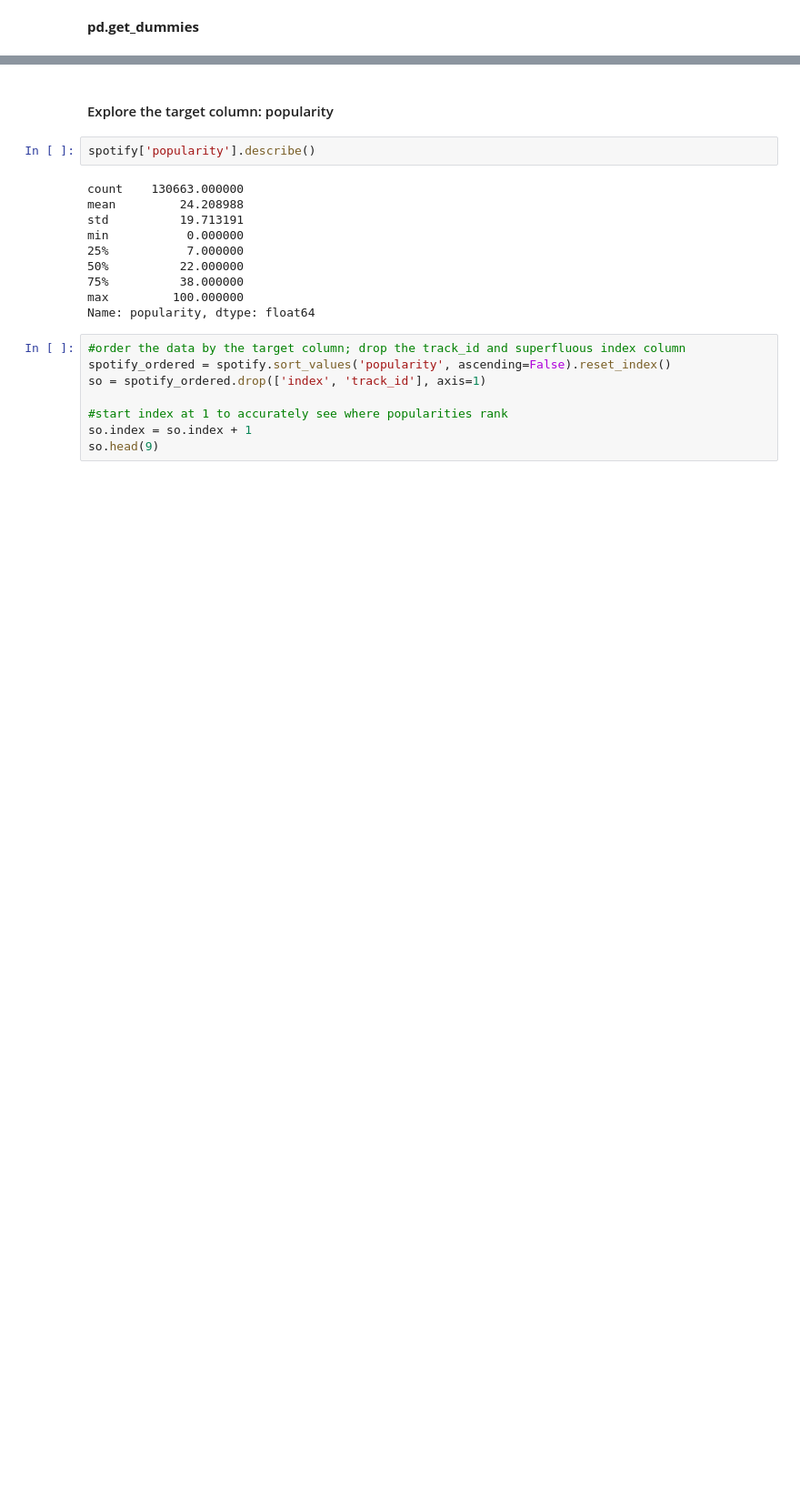
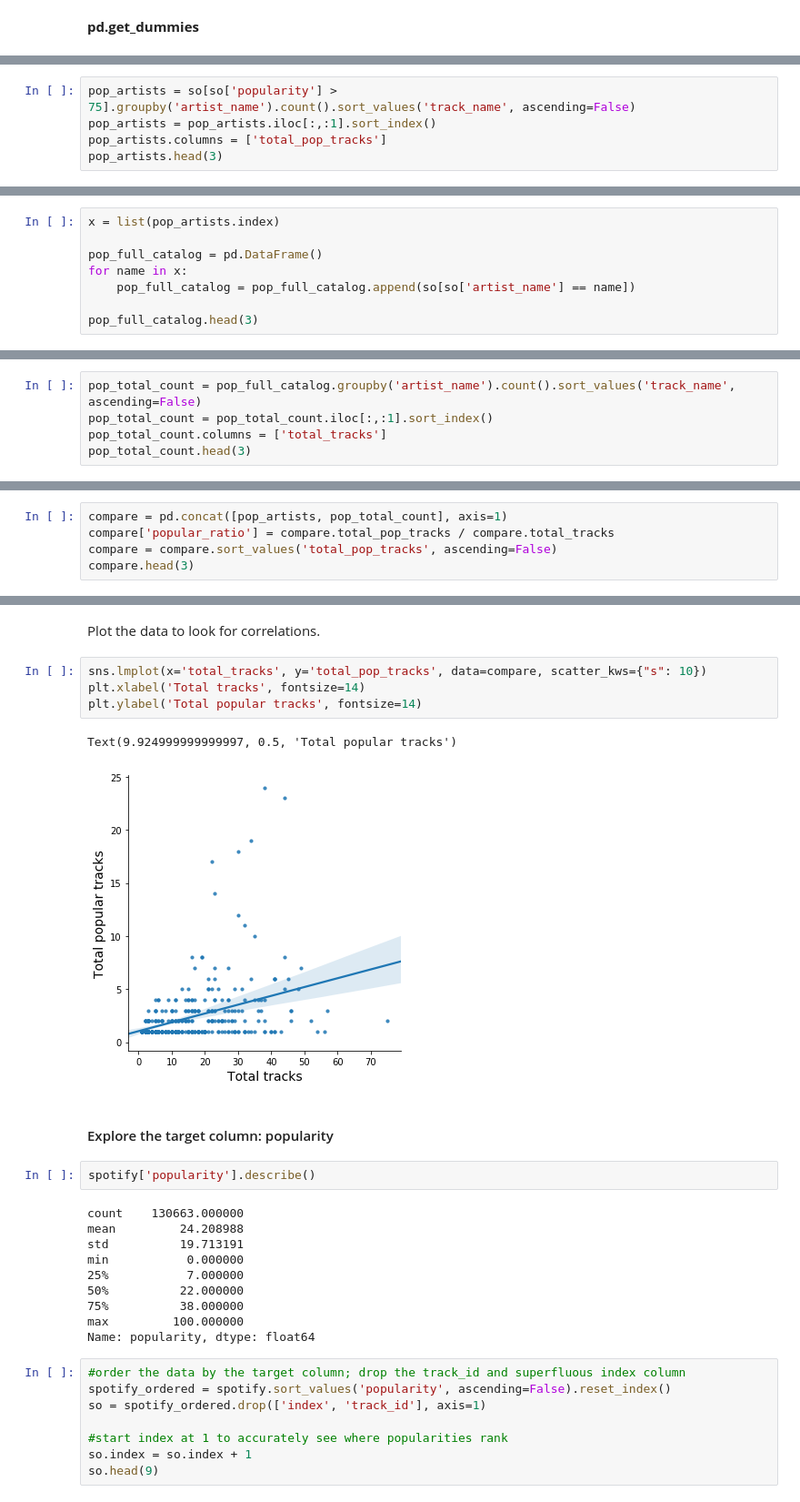
Before and after one commit to twillstw/Springboard-Projects, a Jupyter notebook: Scratchpad.ipynb, the cells around one changed output, grey strips where cells are left out. Shown: that part at 91% size. Drawn from its saved outputs; the diff is of its cells as text; blank space fills up the shorter version.

Commit message:
Ran .get_dummies and explored popular songs to total songs ratio.

```diff
--- a/Scratchpad.ipynb
+++ b/Scratchpad.ipynb
@@ -123,0 +163,5 @@ list(encoded.columns)[10:30]
+# %%
+pop_artists = so[so['popularity'] > 75].groupby('artist_name').count().sort_values('track_name', ascending=False)
+pop_artists = pop_artists.iloc[:,:1].sort_index()
+pop_artists.columns = ['total_pop_tracks']
+pop_artists.head(3)
@@ -123,0 +176,8 @@ list(encoded.columns)[10:30]
+# %%
+x = list(pop_artists.index)
+
+pop_full_catalog = pd.DataFrame()
+for name in x:
+    pop_full_catalog = pop_full_catalog.append(so[so['artist_name'] == name])
+
+pop_full_catalog.head(3)
@@ -123,0 +191,5 @@ list(encoded.columns)[10:30]
+# %%
+pop_total_count = pop_full_catalog.groupby('artist_name').count().sort_values('track_name', ascending=False)
+pop_total_count = pop_total_count.iloc[:,:1].sort_index()
+pop_total_count.columns = ['total_tracks']
+pop_total_count.head(3)
@@ -123,0 +204,5 @@ list(encoded.columns)[10:30]
+# %%
+compare = pd.concat([pop_artists, pop_total_count], axis=1)
+compare['popular_ratio'] = compare.total_pop_tracks / compare.total_tracks
+compare = compare.sort_values('total_pop_tracks', ascending=False)
+compare.head(3)
@@ -124,3 +215,12 @@ list(encoded.columns)[10:30]
+# %% [markdown]
+Plot the data to look for correlations.
+# %%
+sns.lmplot(x='total_tracks', y='total_pop_tracks', data=compare, scatter_kws={"s": 10})
+plt.xlabel('Total tracks', fontsize=14)
+plt.ylabel('Total popular tracks', fontsize=14)
+# %% [output]
+Text(9.924999999999997, 0.5, 'Total popular tracks')
+[figure, added]
 # %% [markdown]
 #### Explore the target column: popularity
 # %%
```
Also changed, not shown: parts of 18 cells of this notebook.
